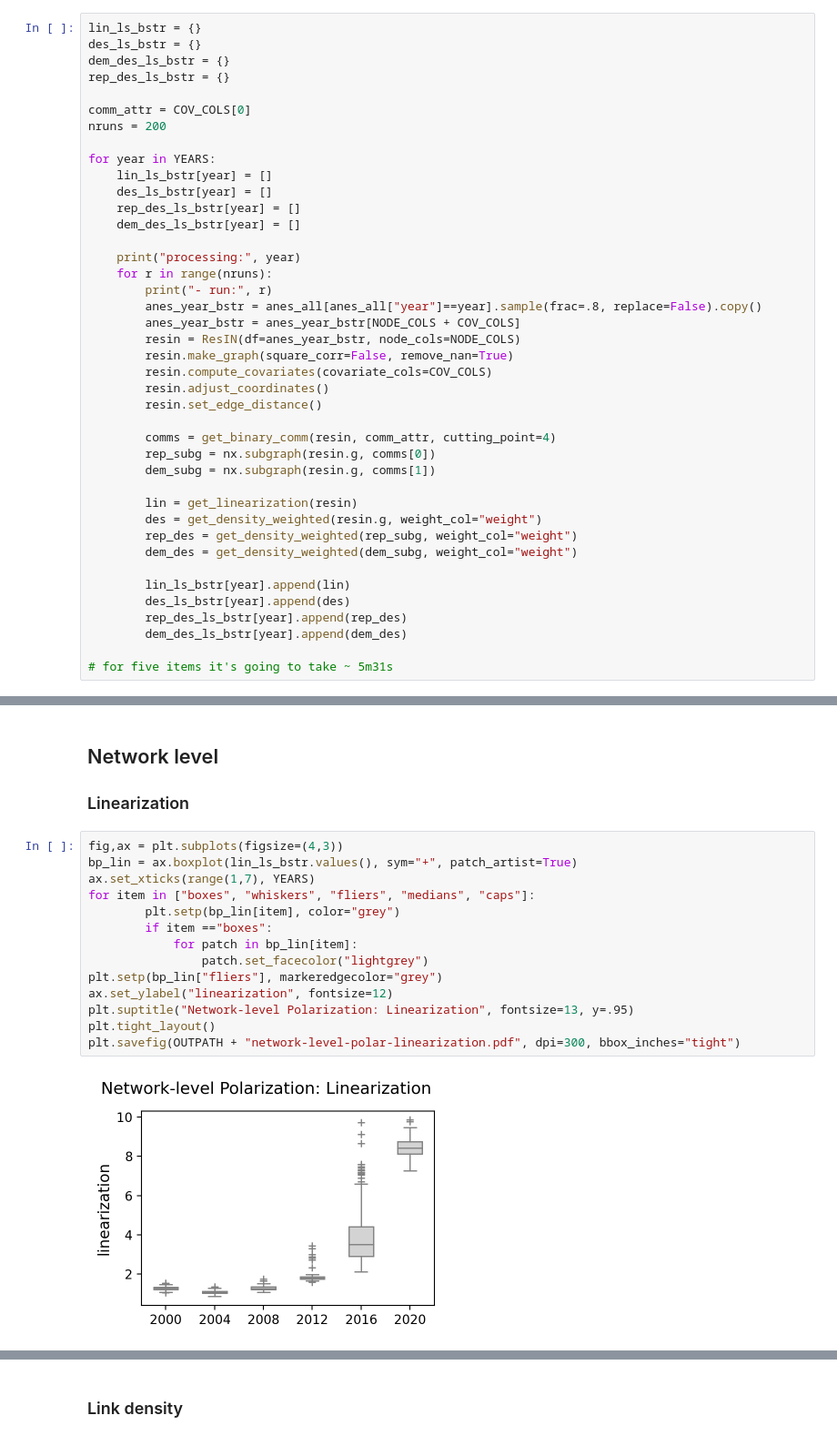
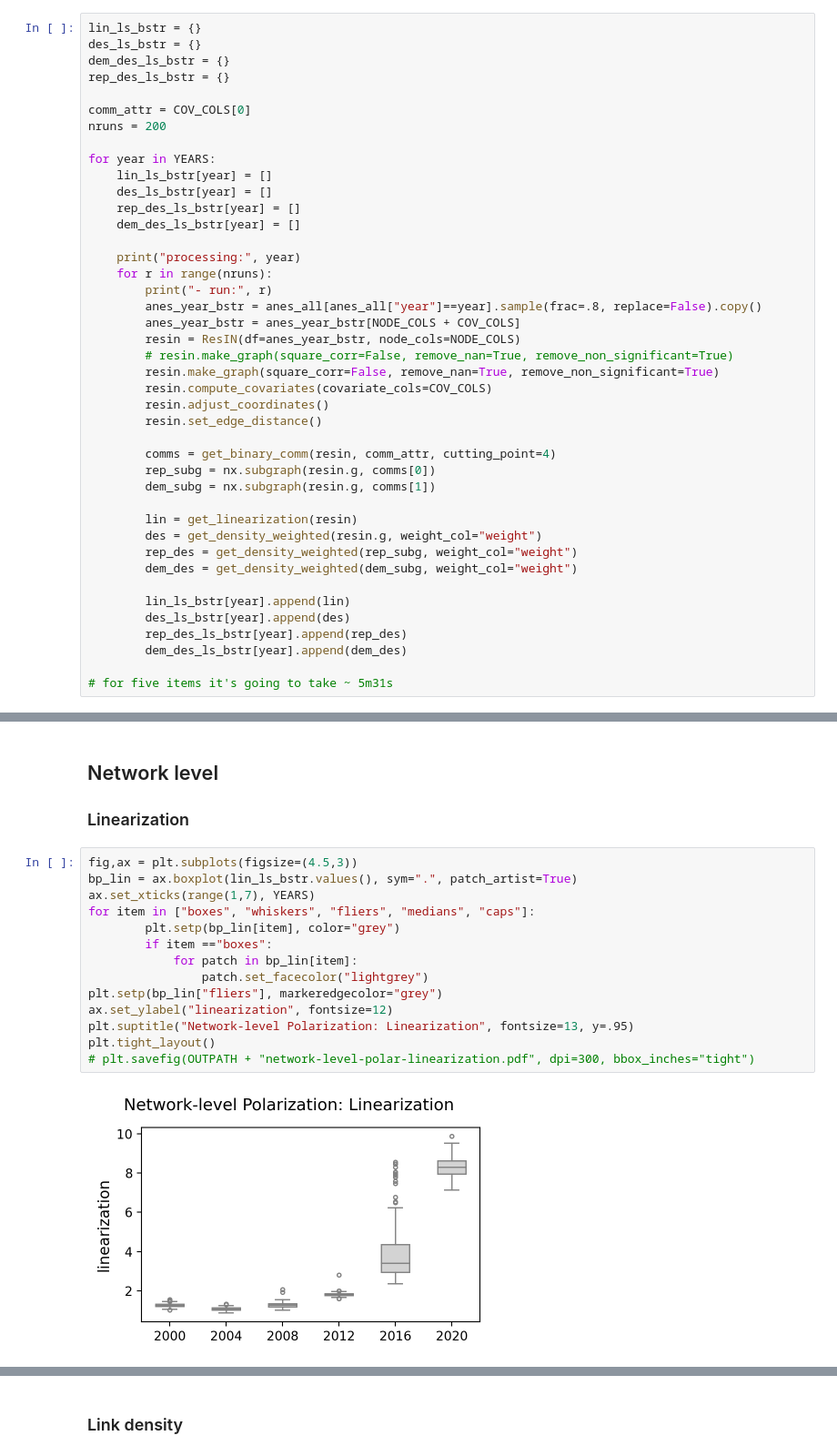
Before and after one commit to yijingch/broken-egg-polarization, a Jupyter notebook: src/analaysis/092924-polar-measure-resin.ipynb, the cells around one changed output, grey strips where cells are left out. Shown at 91% size. Saved outputs shown, nothing was run; the diff lists cells and outputs as text.

```diff
--- a/src/analaysis/092924-polar-measure-resin.ipynb
+++ b/src/analaysis/092924-polar-measure-resin.ipynb
@@ -65,7 +66,8 @@ for year in YEARS:
         anes_year_bstr = anes_all[anes_all["year"]==year].sample(frac=.8, replace=False).copy()
         anes_year_bstr = anes_year_bstr[NODE_COLS + COV_COLS]
         resin = ResIN(df=anes_year_bstr, node_cols=NODE_COLS)
-        resin.make_graph(square_corr=False, remove_nan=True)
+        # resin.make_graph(square_corr=False, remove_nan=True, remove_non_significant=True)
+        resin.make_graph(square_corr=False, remove_nan=True, remove_non_significant=True)
         resin.compute_covariates(covariate_cols=COV_COLS)
         resin.adjust_coordinates()
         resin.set_edge_distance()
@@ -108,18 +110,18 @@ processing: 2000
 
 ### Linearization
 # %%
-fig,ax = plt.subplots(figsize=(4,3))
-bp_lin = ax.boxplot(lin_ls_bstr.values(), sym="+", patch_artist=True)
+fig,ax = plt.subplots(figsize=(4.5,3))
+bp_lin = ax.boxplot(lin_ls_bstr.values(), sym=".", patch_artist=True)
 ax.set_xticks(range(1,7), YEARS)
 for item in ["boxes", "whiskers", "fliers", "medians", "caps"]:
         plt.setp(bp_lin[item], color="grey")
         if item =="boxes":
             for patch in bp_lin[item]:
                 patch.set_facecolor("lightgrey")
 plt.setp(bp_lin["fliers"], markeredgecolor="grey")
 ax.set_ylabel("linearization", fontsize=12)
 plt.suptitle("Network-level Polarization: Linearization", fontsize=13, y=.95)
 plt.tight_layout()
-plt.savefig(OUTPATH + "network-level-polar-linearization.pdf", dpi=300, bbox_inches="tight")
+# plt.savefig(OUTPATH + "network-level-polar-linearization.pdf", dpi=300, bbox_inches="tight")
 # %% [output]
-[figure, old version]
+[figure, new version]
```
Also changed, not shown: parts of 5 cells of this notebook, 4 other files.
